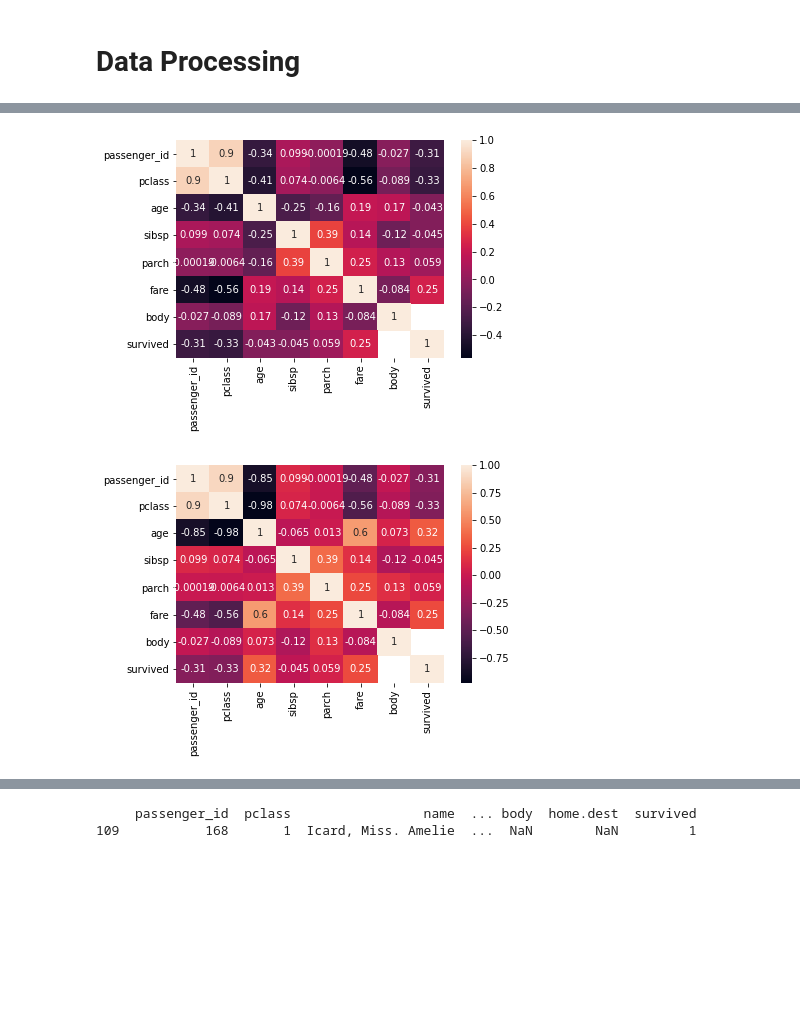
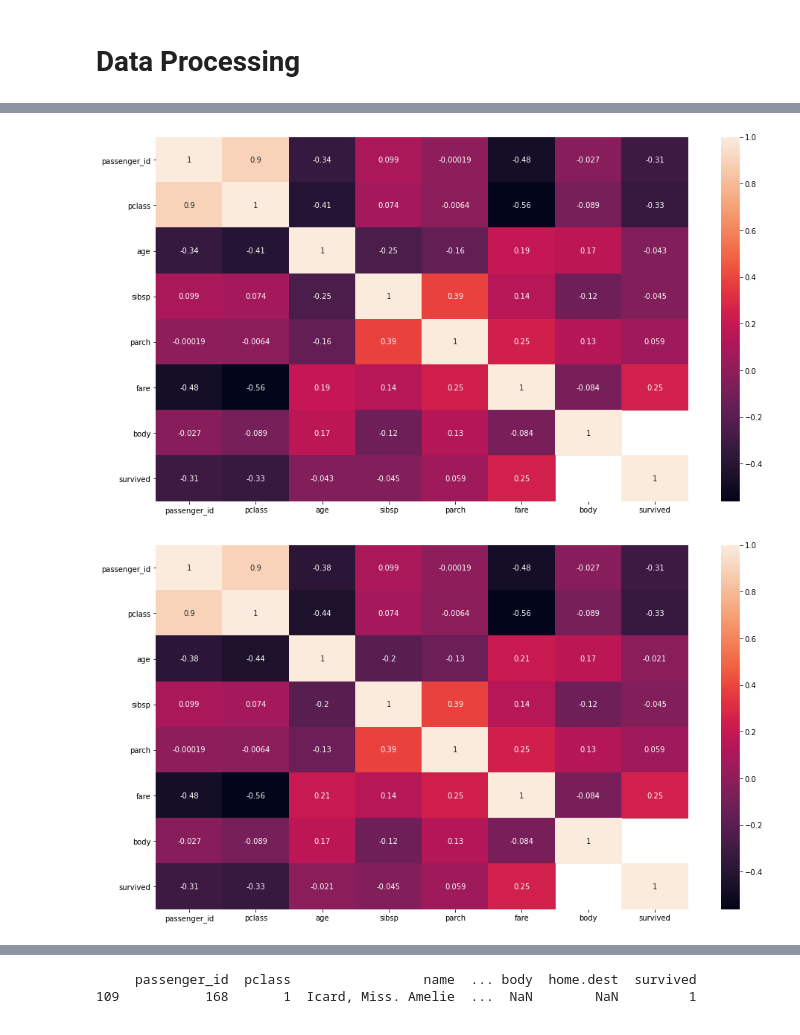
Before and after one commit to andrychowanda/COMP6577, a Jupyter notebook: COMP6577_6.ipynb, the cells around one changed output, grey strips where cells are left out. Drawn from its saved outputs; the diff is of its cells as text; code cells hidden in the pictures; blank space fills up the shorter version.

Commit message:
update transfrom mean
update bug regarding to update transfrom mean for all NA values

```diff
--- a/COMP6577_6.ipynb
+++ b/COMP6577_6.ipynb
@@ -40,19 +40,22 @@ survived int64 0
 # %%
 # missing values - age
 corr_matrix = dataTitanic.corr()
 sb.heatmap(data = corr_matrix, annot = True)
+plt.rcParams["figure.figsize"] = [16,9]
 plt.show()
-dataTitanic["age"] = dataTitanic.groupby(["pclass"])["age"].transform("mean")
+#dataTitanic["age"] = dataTitanic.groupby(["pclass"])["age"].transform("mean")
+dataTitanic["age"] = dataTitanic.groupby(["pclass"])["age"].apply(lambda x: x.fillna(x.median()))
 # %% [output]
-[figure, old version]
+[figure, new version]
 # %%
 # missing values - fare
 corr_matrix = dataTitanic.corr()
 sb.heatmap(data = corr_matrix, annot = True)
 plt.show()
-dataTitanic["fare"] = dataTitanic.groupby(["pclass"])["fare"].transform("mean")
+#dataTitanic["fare"] = dataTitanic.groupby(["pclass"])["fare"].transform("mean")
+dataTitanic["fare"] = dataTitanic.groupby(["pclass"])["fare"].apply(lambda x: x.fillna(x.median()))
 # %% [output]
-[figure, old version]
+[figure, new version]
 # %%
 # missing values - cabin
 dataTitanic["cabin"] = dataTitanic["cabin"].fillna('U')
```
Also changed, not shown: parts of 11 cells of this notebook.
